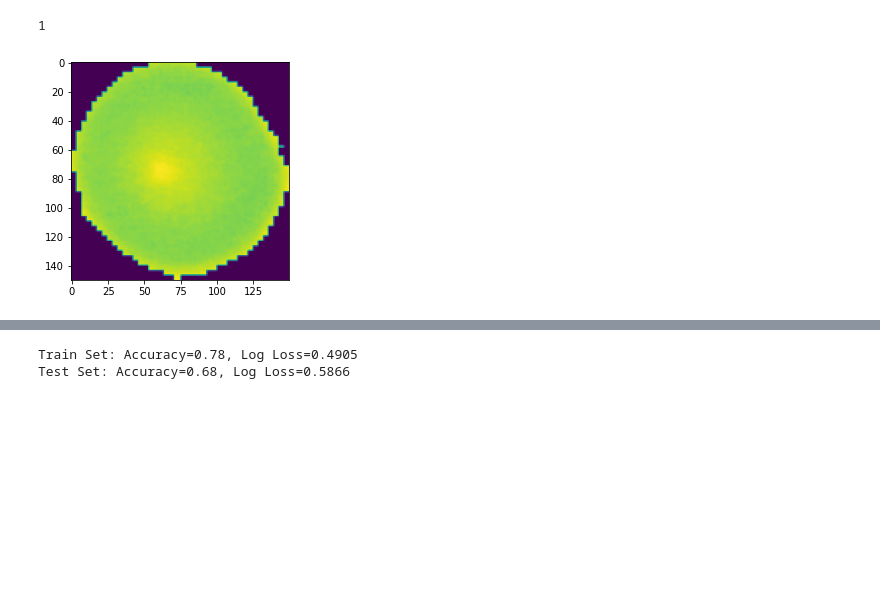
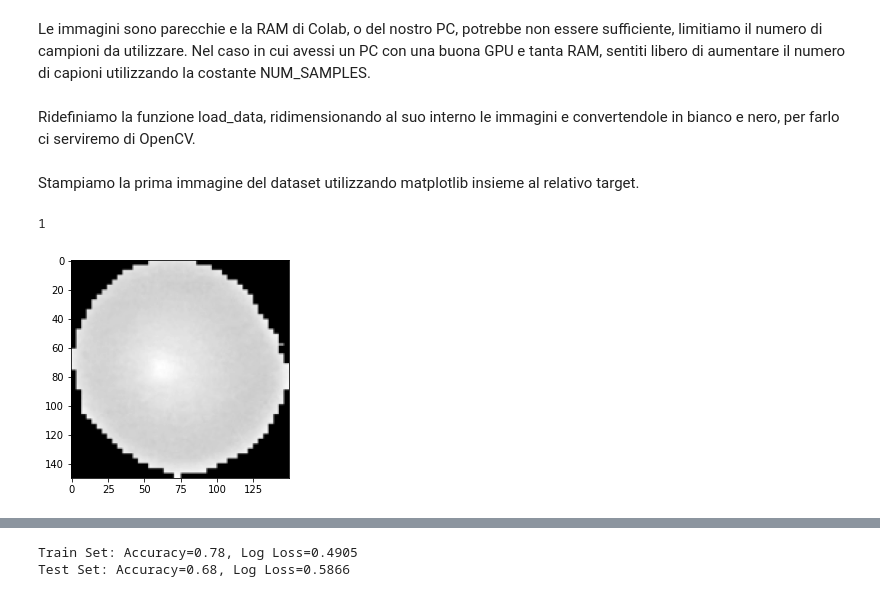
Before and after one commit to ProfAI/tf00, a Jupyter notebook: 5 - Reti Neurali Convoluzionali/convnet.ipynb, the cells around one changed output, grey strips where cells are left out. Cells and saved outputs as stored; diff of their text form; code cells hidden in the pictures; blank space fills up the shorter version.

```diff
--- a/5 - Reti Neurali Convoluzionali/convnet.ipynb
+++ b/5 - Reti Neurali Convoluzionali/convnet.ipynb
@@ -22 +35,3 @@ dataset = tfds.load('malaria', split='train', shuffle_files=True)
+# %% [markdown]
+Le immagini sono parecchie e la RAM di Colab, o del nostro PC, potrebbe non essere sufficiente, limitiamo il numero di campioni da utilizzare. Nel caso in cui avessi un PC con una buona GPU e tanta RAM, sentiti libero di aumentare il numero di capioni utilizzando la costante NUM_SAMPLES.
 # %%
@@ -25,3 +40,5 @@ IMG_SIZE = (150, 150)
+# %% [markdown]
+Ridefiniamo la funzione load_data, ridimensionando al suo interno le immagini e convertendole in bianco e nero, per farlo ci serviremo di OpenCV.
 # %%
 def load_data(dataset, num_samples=None):
   images = []
@@ -45,9 +62,11 @@ def load_data(dataset, num_samples=None):
 
 images, labels = load_data(dataset, num_samples=NUM_SAMPLES)
 num_classes = np.unique(labels).shape[0]
+# %% [markdown]
+Stampiamo la prima immagine del dataset utilizzando matplotlib insieme al relativo target.
 # %%
-plt.imshow(images[0])
+plt.imshow(images[0], cmap="gray")
 print(labels[0])
 # %% [output]
 1
-[figure, old version]
+[figure, new version]
```
Also changed, not shown: parts of 30 cells of this notebook.
